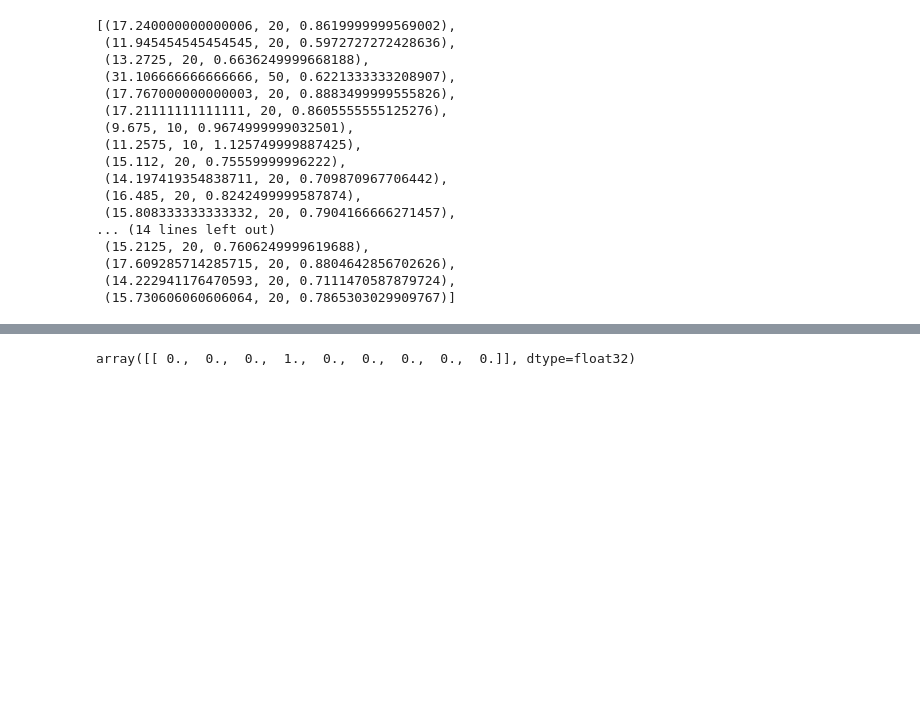
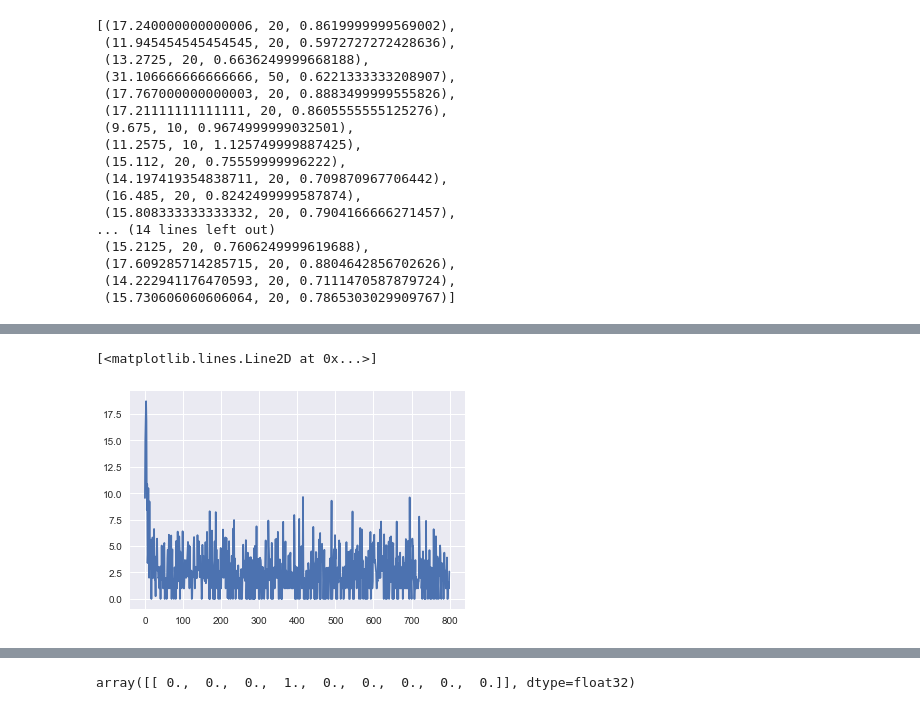
Before and after one commit to jonhilgart22/UNH-projects, a Jupyter notebook: deep_learning/notebooks/Jonathan_Hilgart-1.1-Taxi_cab_EDA.ipynb, the cells around one changed output, grey strips where cells are left out. Drawn from its saved outputs; the diff is of its cells as text; code cells hidden in the pictures; blank space fills up the shorter version.

```diff
--- a/deep_learning/notebooks/Jonathan_Hilgart-1.1-Taxi_cab_EDA.ipynb
+++ b/deep_learning/notebooks/Jonathan_Hilgart-1.1-Taxi_cab_EDA.ipynb
@@ -707,0 +843,5 @@ NameError: name 'OBSERVATION' is not defined
+# %%
+plt.plot(loss) # 1k iterations
+# %% [output]
+[<matplotlib.lines.Line2D at 0x...>]
+[figure, added]
```
Also changed, not shown: parts of 27 cells of this notebook.
